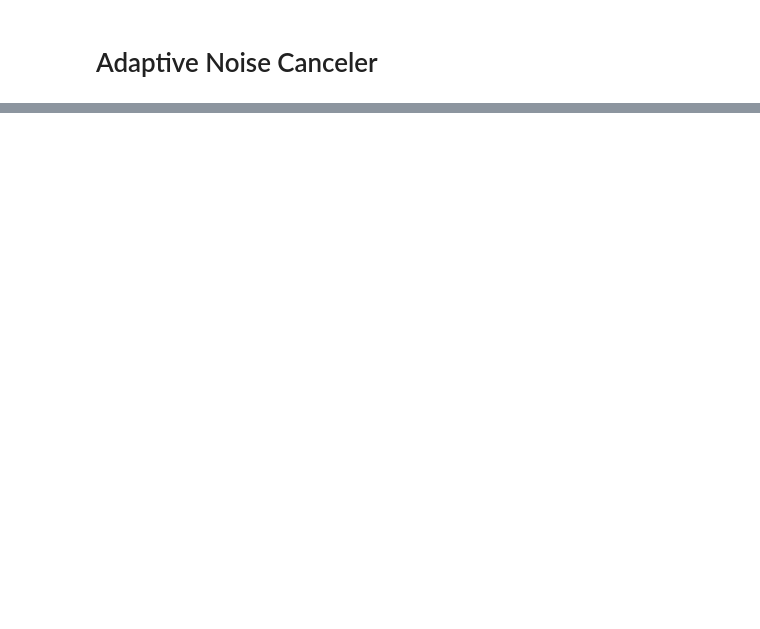
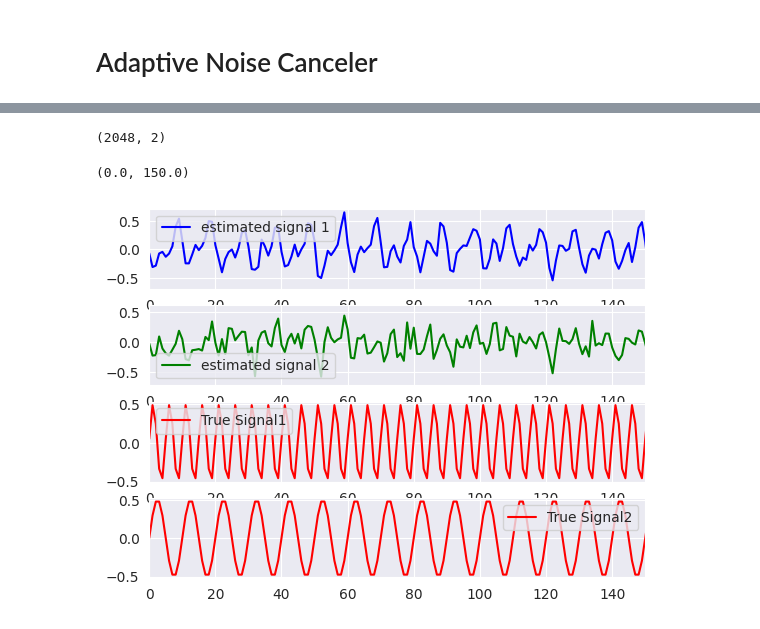
Before and after one commit to HCIP-6250-Spring-2024/linville_medium, a Jupyter notebook: scripts/Conv1.ipynb, the cells around one changed output, grey strips where cells are left out. Saved outputs shown, nothing was run; the diff lists cells and outputs as text; code cells hidden in the pictures; blank space fills up the shorter version.

```diff
--- a/scripts/Conv1.ipynb
+++ b/scripts/Conv1.ipynb
@@ -224,0 +402,30 @@ array([ 0.01692531,  0.77625812, -0.76743074, ...,  0.61396525,
+# %%
+#Denoise and check results
+conv1_model = tf.keras.Model(inputs=model.input,outputs=model.get_layer('Conv1').output)
+filtered= conv1_model(x_train)
+filtered=np.squeeze(filtered)
+print(filtered.shape)
+
+plt.subplot(411)
+plt.plot(filtered[:,0],label='estimated signal 1',c='b')
+plt.legend()
+plt.xlim([0,150])
+
+plt.subplot(412)
+plt.plot(filtered[:,1],label='estimated signal 2',c='g')
+plt.legend()
+plt.xlim([0,150])
+
+plt.subplot(413)
+plt.plot(signal1,label='True Signal1',c='r')
+plt.legend()
+plt.xlim([0,150])
+
+plt.subplot(414)
+plt.plot(signal2,label='True Signal2',c='r')
+plt.legend()
+plt.xlim([0,150])
+# %% [output]
+(2048, 2)
+(0.0, 150.0)
+[figure, added]
```
Also changed, not shown: parts of 20 cells of this notebook, 2 other files.
